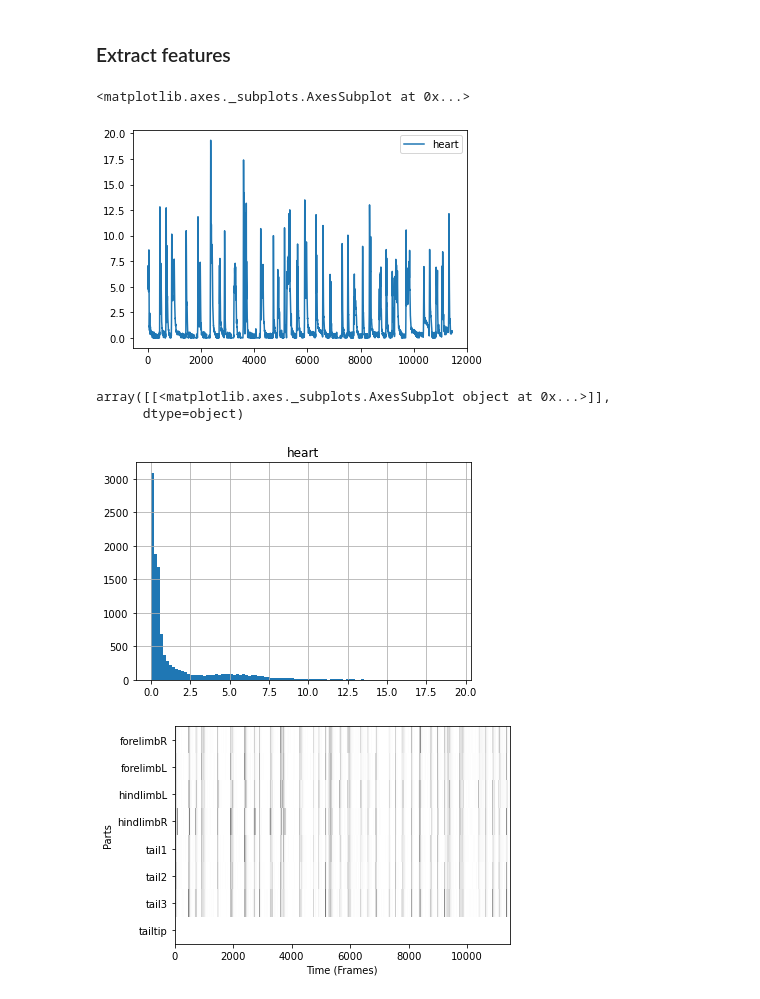
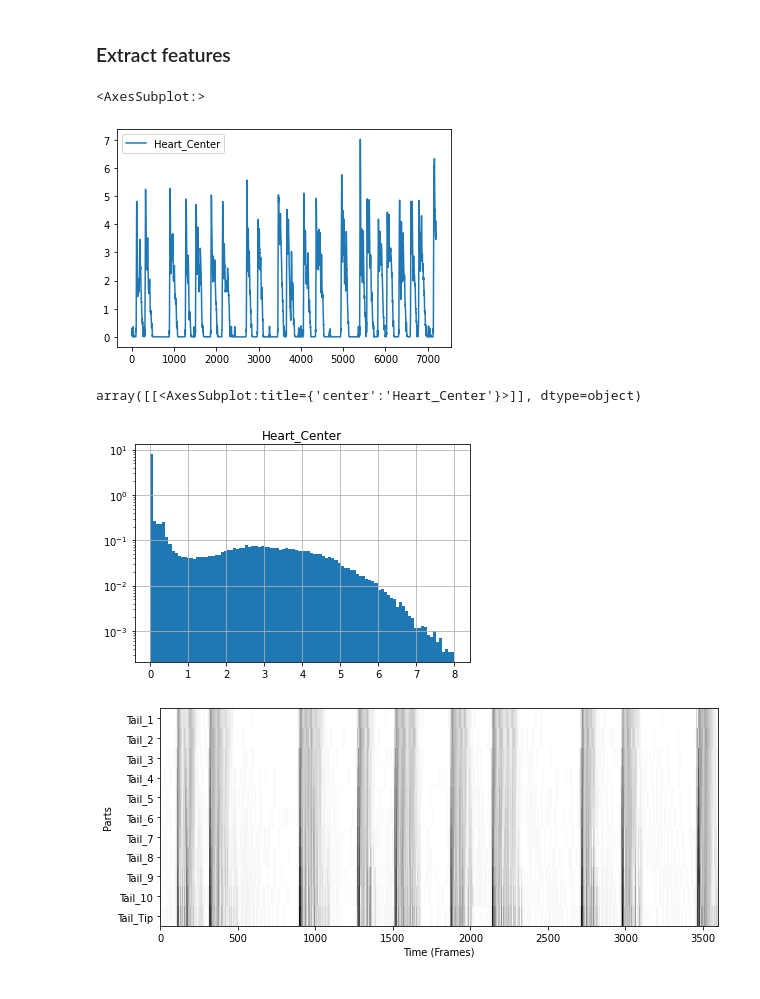
Before and after one commit to sommerc/tadpose, a Jupyter notebook: notebooks/tadpose_example_01.ipynb, the cells around one changed output. Drawn from its saved outputs; the diff is of its cells as text; code cells hidden in the pictures.

```diff
--- a/notebooks/tadpose_example_01.ipynb
+++ b/notebooks/tadpose_example_01.ipynb
@@ -17,15 +22,13 @@ import tadpose
 ### Basic definitions
 # %%
 # main input required. SLEAP naysis file is expected to be in same folder with ending ".predictions.analysis.h5"
-video_fn = "B:/fs3-bifexchgrp/BIF_StaffSci/Christoph/sweengrp/tadpose_examples/Tad1_Take1_oursNOGFP_st59.mp4"
+video_fn = "B:/fs3-bifexchgrp/BIF_StaffSci/Christoph/sweengrp/tadpose_examples/050_29-11-21_2-45pm_WT_Stg61_2.mp4"
 # %%
 # create tad object
 tad = tadpose.Tadpole.from_sleap(video_fn)
 # %%
 # create aligner by giving to part names and their correpsonding alignment location
-aligner = tadpose.alignment.TadpoleAligner(
-    {"tail1": np.array([0, 0.0]), "heart": np.array([0, 1.0])}, scale=False
-)
+aligner = tadpose.alignment.RotationalAligner(central_part="Tail_Stem",aligned_part="Heart_Center", align_to=(0,1))
 
 # assign alinger to tad
 tad.aligner = aligner
@@ -89,18 +90,17 @@ for pi, p in enumerate(tad.bodyparts):
 # %% [markdown]
 ### Extract features
 # %%
-# get heart speed (not ego-centric)
-heart_speed_df = tadpose.analysis.speeds(tad, parts=("heart",))
+# get heart speed (not ego-centric) for first 2 min
+heart_speed_df = tadpose.analysis.speeds(tad, parts=("Heart_Center",))
 
 # plot it
-heart_speed_df.plot()
+heart_speed_df[:3600*2].plot()
 # %% [output]
-<matplotlib.axes._subplots.AxesSubplot at 0x...>
+<AxesSubplot:>
-[figure, old version]
+[figure, new version]
 # %%
 # plot heart speed distribution / useful for finding threshold
-heart_speed_df.hist(bins=100)
+heart_speed_df.hist(bins=np.linspace(0,8, 100), density=True, log=True)
 # %% [output]
-array([[<matplotlib.axes._subplots.AxesSubplot object at 0x...>]],
-      dtype=object)
+array([[<AxesSubplot:title={'center':'Heart_Center'}>]], dtype=object)
-[figure, old version]
+[figure, new version]
@@ -121,6 +107,23 @@ speeds = tadpose.analysis.speeds(tad, parts_speed)
 # %%
+# get ego-centric speed for some parts of first 5 min
+parts_for_speed = [
+    "Tail_1",
+    "Tail_2",
+    "Tail_3",
+    "Tail_4",
+    "Tail_5",
+    "Tail_6",
+    "Tail_7",
+    "Tail_8",
+    "Tail_9",
+    "Tail_10",
+    "Tail_Tip",
+]
+
+speeds = tadpose.analysis.speeds(tad, parts_for_speed)[:60*60*1]
+
 # plot them as heatmap
-f, ax = plt.subplots()
+f, ax = plt.subplots(figsize=(10,4))
 im = ax.imshow(
     speeds.T,
     aspect="auto",
@@ -129,9 +132,9 @@ im = ax.imshow(
 )
 ax.set_xlabel("Time (Frames)")
 ax.set_ylabel("Parts")
-ax.set_yticks(np.arange(len(parts_speed)))
-ax.set_yticklabels(parts_speed);
+ax.set_yticks(np.arange(len(parts_for_speed)))
+ax.set_yticklabels(parts_for_speed);
 # %% [output]
-[figure, old version]
+[figure, new version]
 # %%
 # plot them mean/std bar plot
```
Also changed, not shown: parts of 7 cells of this notebook.
